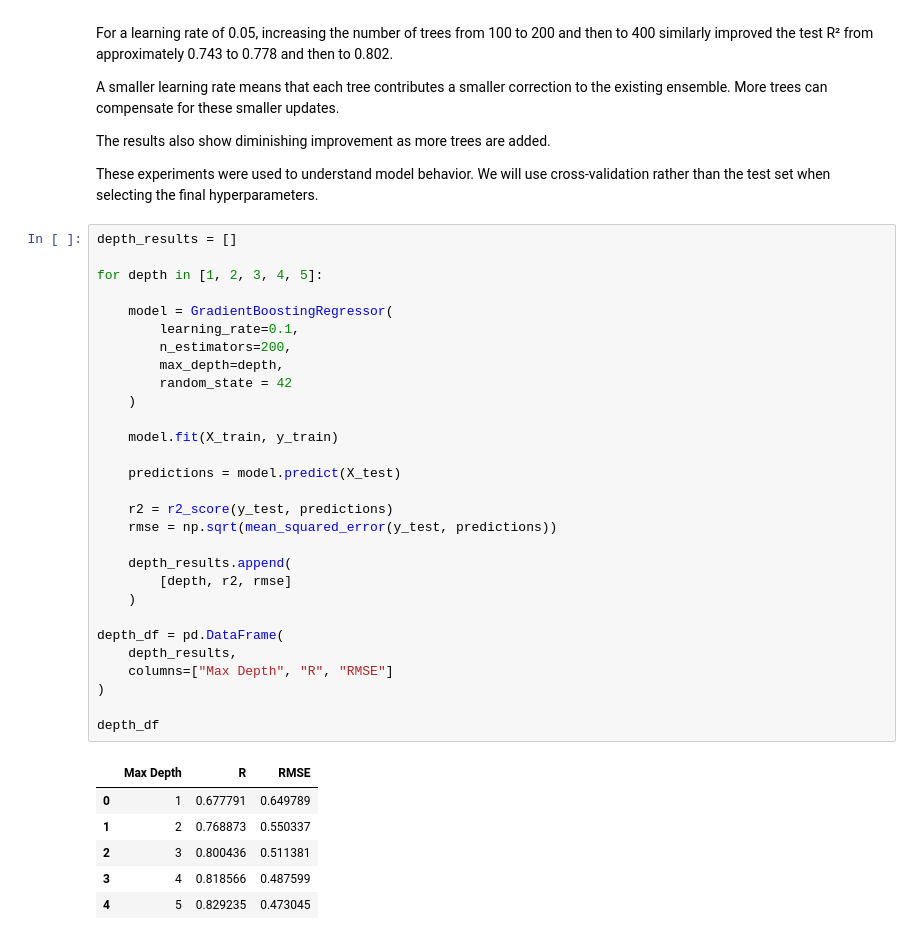
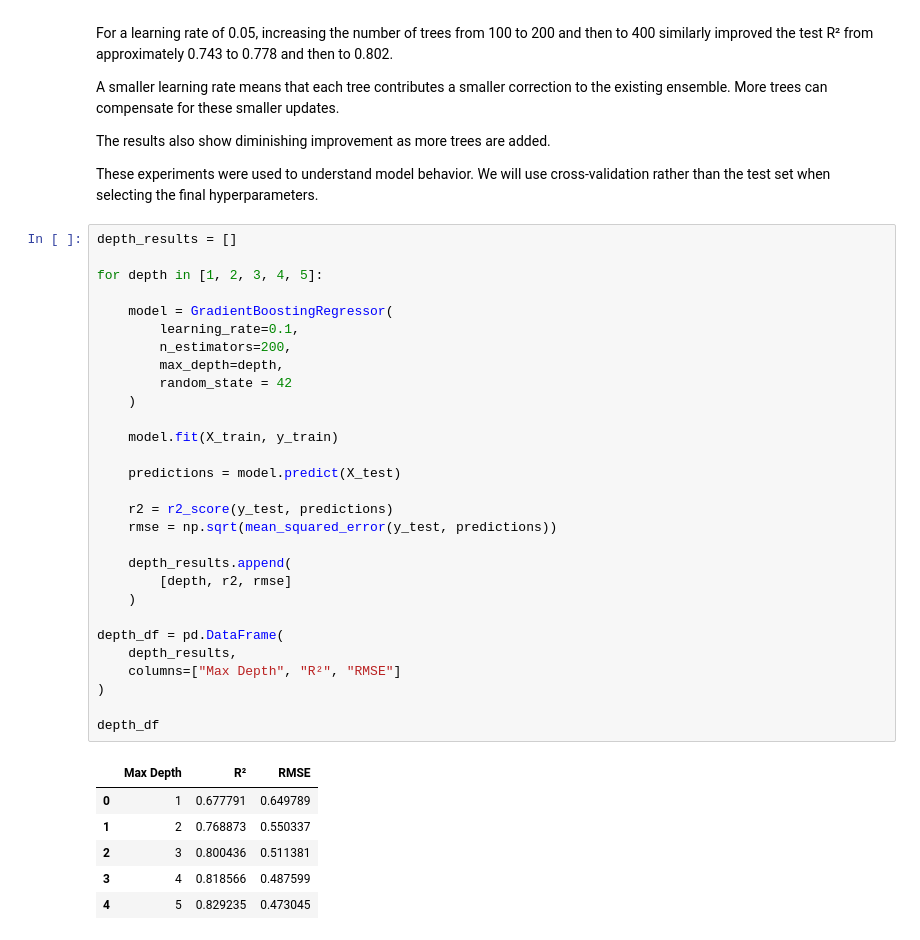
Before and after one commit to Navkirat9339/Housing-Price-Prediction, a Jupyter notebook: notebooks/06_gradient_boosting_regression.ipynb, the cells around one changed output. Saved outputs shown, nothing was run; the diff lists cells and outputs as text.

```diff
--- a/notebooks/06_gradient_boosting_regression.ipynb
+++ b/notebooks/06_gradient_boosting_regression.ipynb
@@ -602,34 +602,34 @@ These experiments were used to understand model behavior. We will use cross-vali
 # %%
 depth_results = []
 
 for depth in [1, 2, 3, 4, 5]:
 
     model = GradientBoostingRegressor(
         learning_rate=0.1,
         n_estimators=200,
         max_depth=depth,
         random_state = 42
     )
 
     model.fit(X_train, y_train)
 
     predictions = model.predict(X_test)
 
     r2 = r2_score(y_test, predictions)
     rmse = np.sqrt(mean_squared_error(y_test, predictions))
 
     depth_results.append(
         [depth, r2, rmse]
     )
 
 depth_df = pd.DataFrame(
     depth_results,
-    columns=["Max Depth", "R", "RMSE"]
+    columns=["Max Depth", "R²", "RMSE"]
 )
 
 depth_df
 # %% [output]
-|  | Max Depth | R | RMSE |
+|  | Max Depth | R² | RMSE |
 | 0 | 1 | 0.677791 | 0.649789 |
 | 1 | 2 | 0.768873 | 0.550337 |
 | 2 | 3 | 0.800436 | 0.511381 |
```
Also changed, not shown: parts of 21 cells of this notebook.
